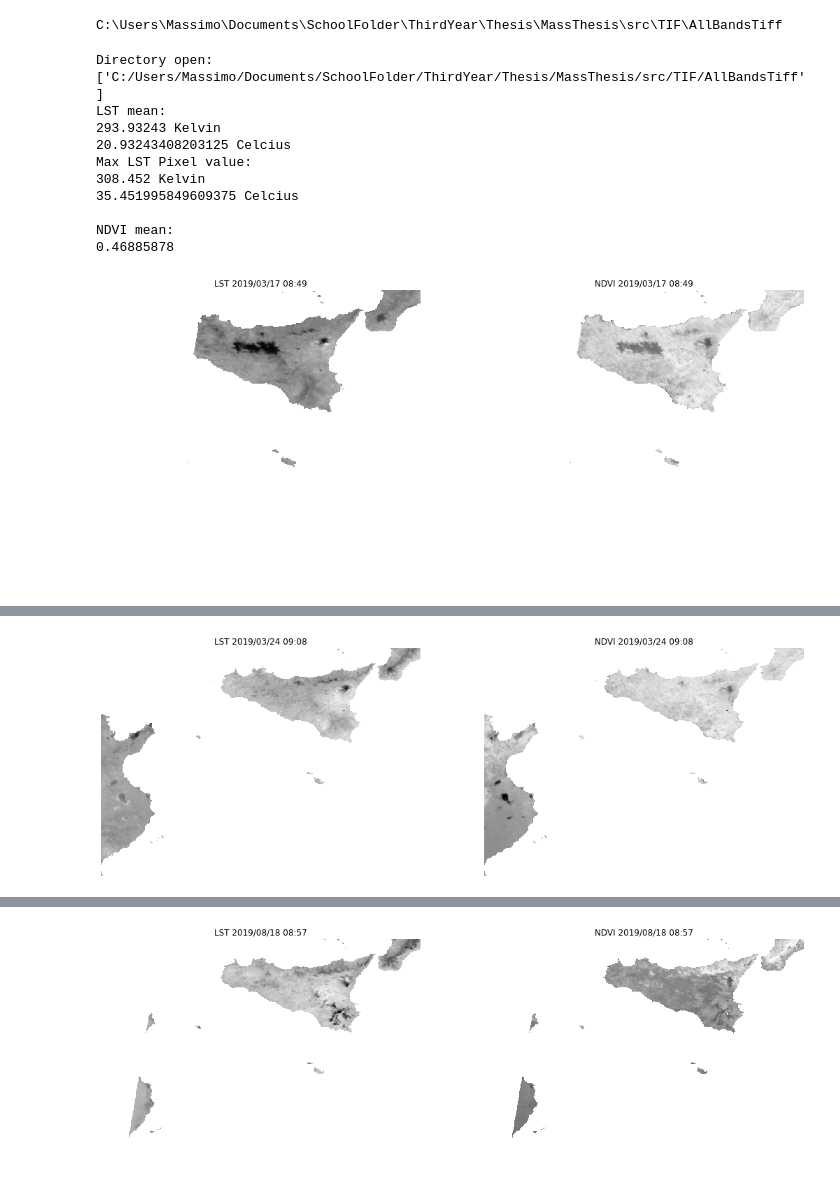
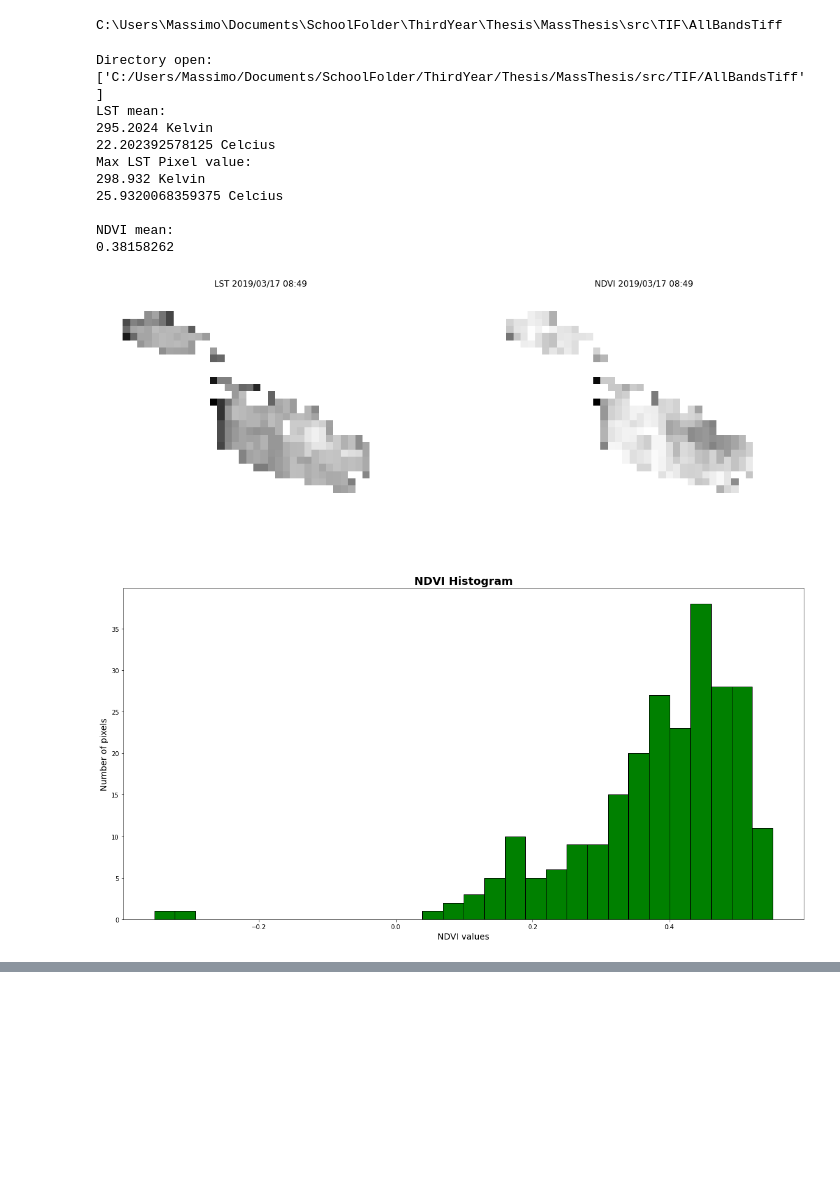
Before and after one commit to MassimoDarmaninC10229/MassThesis, a Jupyter notebook: src/AllBands.ipynb, the cells around one changed output, grey strips where cells are left out. Cells and saved outputs as stored; diff of their text form; code cells hidden in the pictures; blank space fills up the shorter version.

Commit message:
Histograms lst and ndvi + subset malta

```diff
--- a/src/AllBands.ipynb
+++ b/src/AllBands.ipynb
@@ -27,6 +29,11 @@ path = Path(base_directory)
 print(path)
 # %% [output]
 C:\Users\Massimo\Documents\SchoolFolder\ThirdYear\Thesis\MassThesis\src\TIF\AllBandsTiff
+# %%
+##Malta polygon
+shpMalta = gpd.read_file(r'Malta Shape File/MaltaShapeFile.shp')
+geom=str(shpMalta['geometry'][0])# get the geometry of polygon shapefile as string.
+geom = WKTReader().read(geom) #create WKT file from the Shapefile.
 # %%
 #CSV
 def write_to_csv( sat, date_format, sensor, time_format, full_name, lst_mean, lst_max, ndvi):
@@ -73,9 +80,6 @@ for root, dirs, files in os.walk(base_directory):
 
     ###Gathering Product details such as date & time and storing them
     for name in files:
-        #
-        #print(name)
-        ##populating full_name[]
         full_name.append(str(name))
 
         temp_product = str(name)[17:46] #30chars include: (0-2)Sat, (4-8)Sensor, (13-31)Type, Year, Month, Date, Time
@@ -100,6 +104,12 @@ for root, dirs, files in os.walk(base_directory):
 
         product = ProductIO.readProduct(archi)
         reader = snappy.ProductIO.getProductReader('SEN3')
+
+        ##Subset to Malta
+        par = HashMap()
+        par.put('copyMetadata', True)
+        par.put('geoRegion', geom)
+        product = GPF.createProduct('Subset', par, product) #Spatial subset.
 
         # Get LST Band
         lst_band = product.getBand('LST')
@@ -140,36 +150,83 @@ for root, dirs, files in os.walk(base_directory):
 
         #NDVI
         no_nan_ndvi_band_data = ndvi_band_data[~np.isnan(ndvi_band_data)]
         print('\nNDVI mean:')
         mean = np.mean(no_nan_ndvi_band_data)
         print(str(mean))
         ndvi.append(mean)
 
         ##
         ##Heatmap colours
         color = cm.jet
         color.set_bad('white')
         # Plot the band
         plt.figure(figsize=(18,10))
         plt.subplot(121)
         #plt.imshow(lst_band_data, cmap=color), plt.title('LST')
         plt.imshow(lst_band_data, cmap= 'gray'), plt.title('LST ' + date + ' ' + time)
         plt.axis('off')
         plt.subplot(122)
         #plt.imshow(ndvi_band_data, cmap =color), plt.title('NDVI')
         plt.imshow(ndvi_band_data, cmap = 'gray'), plt.title('NDVI ' + date + ' ' + time)
         plt.axis('off')
         plt.show()
+
+        ####
+        #Histogram
+        #NDVI
+        # Define a new figure
+        fig2 = plt.figure(figsize=(20,10))
+        # Give this new figure a subplot, which will contain the histogram itself
+        ax = fig2.add_subplot(111)
+
+        # Add a title & (x,y) labels to the plot
+        plt.title("NDVI Histogram", fontsize=18, fontweight='bold')
+        plt.xlabel("NDVI values", fontsize=14)
+        plt.ylabel("Number of pixels", fontsize=14)
+
+        # For the x-axis, we want to count every pixel that is not an empty value
+        x = no_nan_ndvi_band_data
+        color = 'g'
+        # call 'hist` with our x-axis, bins, and color details
+        ax.hist(x,bins=30,color=color,histtype='bar', ec='black')
+
+        # Save the generated figure to an external image file
+        #fig2.savefig("ndvi-histogram.png", dpi=200, bbox_inches='tight', pad_inches=0.5)
+        plt.show()
+
+        #LST
+        # Define a new figure
+        fig3 = plt.figure(figsize=(20,10))
+        # Give this new figure a subplot, which will contain the histogram itself
+        ax = fig3.add_subplot(111)
+
+        # Add a title & (x,y) labels to the plot
+        plt.title("LST Histogram", fontsize=18, fontweight='bold')
+        plt.xlabel("LST values", fontsize=14)
+        plt.ylabel("Number of pixels", fontsize=14)
+
+        # For the x-axis, we want to count every pixel that is not an empty value
+        x = no_nan_lst_band_data
+        color = 'b'
+        # call 'hist` with our x-axis, bins, and color details
+        ax.hist(x,bins=30,color=color,histtype='bar', ec='black')
+
+        # Save the generated figure to an external image file
+        #fig2.savefig("ndvi-histogram.png", dpi=200, bbox_inches='tight', pad_inches=0.5)
+        plt.show()
+
+        print('###################')
 # %% [output]
 Directory open:
 ['C:/Users/Massimo/Documents/SchoolFolder/ThirdYear/Thesis/MassThesis/src/TIF/AllBandsTiff']
 LST mean:
-293.93243 Kelvin
-20.93243408203125 Celcius
+295.2024 Kelvin
+22.202392578125 Celcius
 Max LST Pixel value:
-308.452 Kelvin
-35.451995849609375 Celcius
+298.932 Kelvin
+25.9320068359375 Celcius
 
 NDVI mean:
-0.46885878
+0.38158262
-[figure, old version]
+[figure, new version]
+[figure, new version]
@@ -185 +243,0 @@ NDVI mean:
-[figure, old version]
@@ -195 +256,0 @@ NDVI mean:
-[figure, old version]
```
Also changed, not shown: parts of 2 cells of this notebook, 2 other files.
